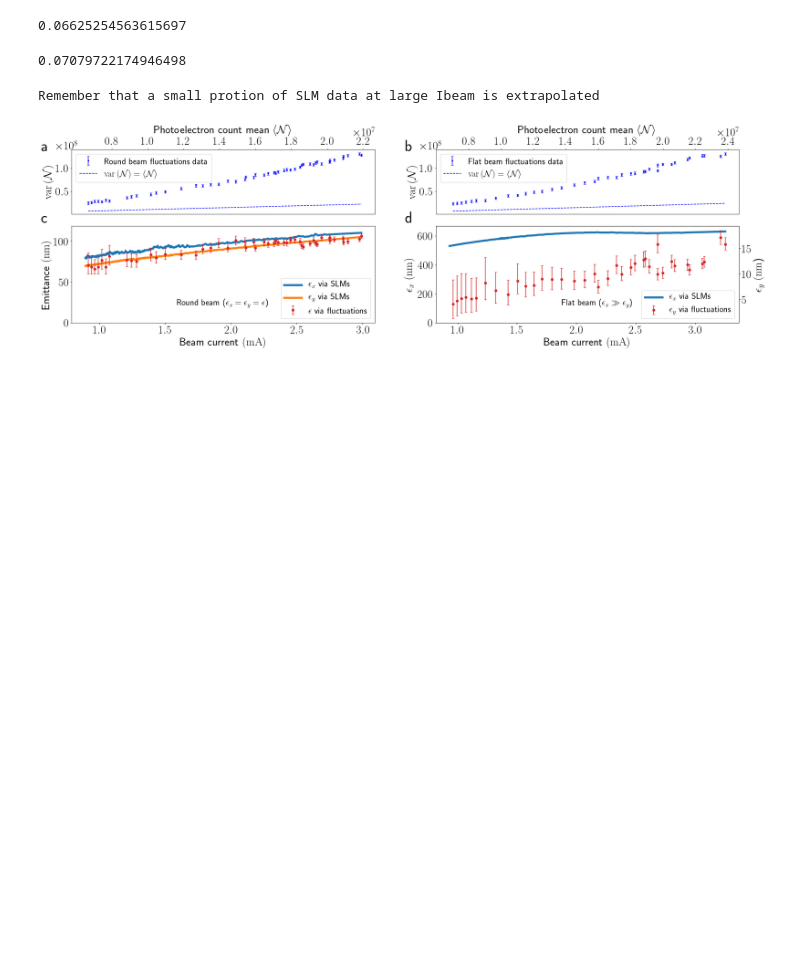
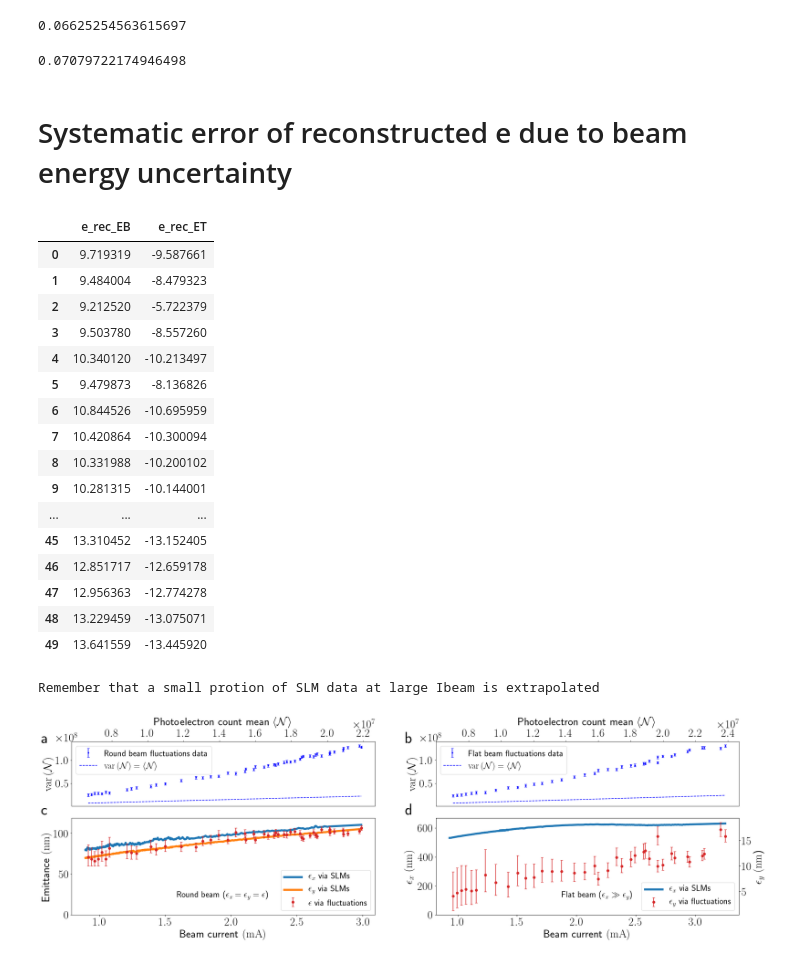
Before and after one commit to IharLobach/fur, a Jupyter notebook: shifts/shift_03_16_2020/round_and_round_long_plots/plot_round.ipynb, the cells around one changed output. Cells and saved outputs as stored; diff of their text form; code cells hidden in the pictures; blank space fills up the shorter version.

```diff
--- a/shifts/shift_03_16_2020/round_and_round_long_plots/plot_round.ipynb
+++ b/shifts/shift_03_16_2020/round_and_round_long_plots/plot_round.ipynb
@@ -41,6 +41,8 @@ plt.show()
 [figure]
 # %%
 df = pd.read_csv("M_on_grid_precalc.csv", index_col=0)
+df_EB = pd.read_csv("M_on_grid_precalc_EB.csv", index_col=0)
+df_ET = pd.read_csv("M_on_grid_precalc_ET.csv", index_col=0)
 # %%
 df.head()
 # %% [output]
@@ -58,9 +60,10 @@ es
 array([0.06      , 0.06857143, 0.07714286, 0.08571429, 0.09428571,
        0.10285714, 0.11142857, 0.12      ])
 # %%
-def reconstruct_e(avN, varN):
+def reconstruct_e(avN, varN, en='0'):
     Mexp = avN**2/(varN-avN)
-    return np.interp(Mexp,df.loc[avN,:],es)
+    df0 = {'0':df, 'B':df_EB, 'T':df_ET}[en]
+    return np.interp(Mexp,df0.loc[avN,:],es)
 # %%
 reconstruct_e(meas_ROUND['N'][0], meas_ROUND['varN'][0]+0.01e8)
 # %% [output]
@@ -72,6 +75,10 @@ reconstruct_e(meas_ROUND['N'][0], meas_ROUND['varN'][0])
 # %%
 meas_ROUND['e_rec'] = meas_ROUND.apply(
     lambda row: reconstruct_e(*row[['N', 'varN']]), axis=1)
+meas_ROUND['e_rec_EB'] = meas_ROUND.apply(
+    lambda row: reconstruct_e(*row[['N', 'varN']], en='B'), axis=1)
+meas_ROUND['e_rec_ET'] = meas_ROUND.apply(
+    lambda row: reconstruct_e(*row[['N', 'varN']], en='T'), axis=1)
 meas_ROUND['varNtop'] = meas_ROUND['varN']+meas_ROUND['errorbar']
 meas_ROUND['varNbottom'] = meas_ROUND['varN']-meas_ROUND['errorbar']
 meas_ROUND['e_error_top'] = meas_ROUND.apply(
@@ -82,6 +89,28 @@ meas_ROUND['e_error_bottom'] = -meas_ROUND.apply(
     lambda row: reconstruct_e(
         *row[['N', 'varNtop']]), axis=1)\
         + meas_ROUND['e_rec']
+# %% [markdown]
+# Systematic error of reconstructed e due to beam energy uncertainty
+# %%
+1e3*meas_ROUND.loc[:,['e_rec_EB', 'e_rec_ET']].apply(lambda col:col-meas_ROUND.loc[:,'e_rec'],axis=0)
+# %% [output]
+|  | e_rec_EB | e_rec_ET |
+| 0 | 9.719319 | -9.587661 |
+| 1 | 9.484004 | -8.479323 |
+| 2 | 9.212520 | -5.722379 |
+| 3 | 9.503780 | -8.557260 |
+| 4 | 10.340120 | -10.213497 |
+| 5 | 9.479873 | -8.136826 |
+| 6 | 10.844526 | -10.695959 |
+| 7 | 10.420864 | -10.300094 |
+| 8 | 10.331988 | -10.200102 |
+| 9 | 10.281315 | -10.144001 |
+| ... | ... | ... |
+| 45 | 13.310452 | -13.152405 |
+| 46 | 12.851717 | -12.659178 |
+| 47 | 12.956363 | -12.774278 |
+| 48 | 13.229459 | -13.075071 |
+| 49 | 13.641559 | -13.445920 |
 # %%
 meas_ROUND['I_mA'] = meas_ROUND['N']*N_to_I
 # %%
```
Also changed, not shown: 7 other files.
